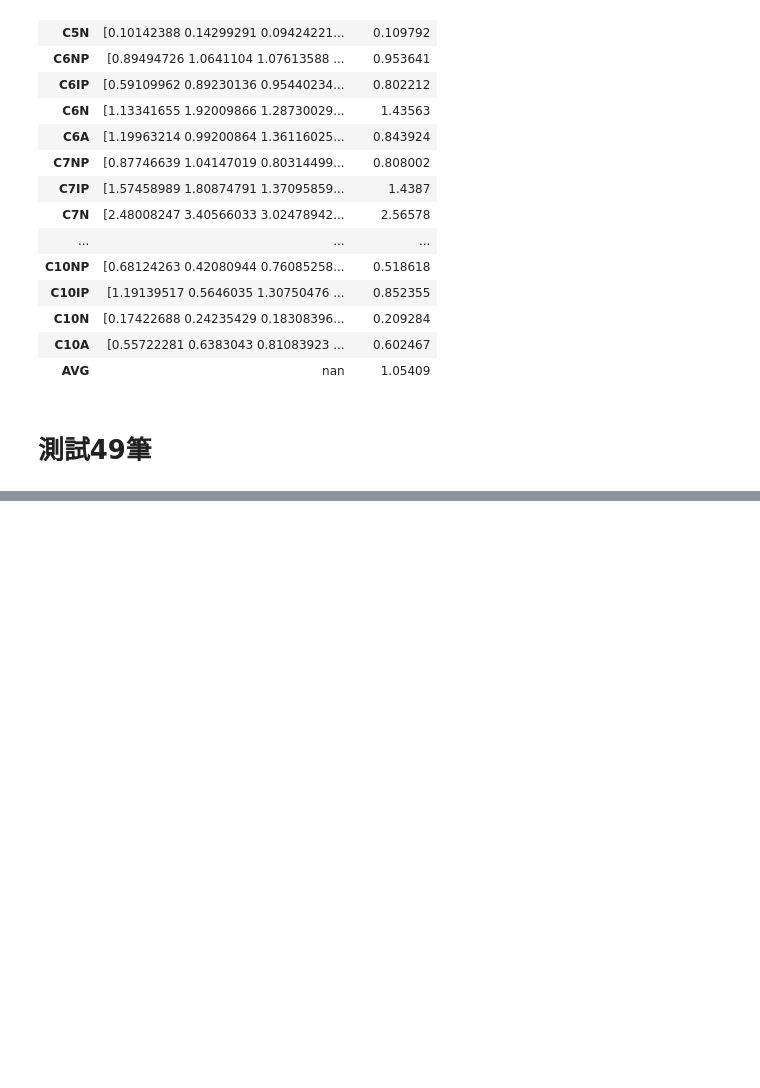
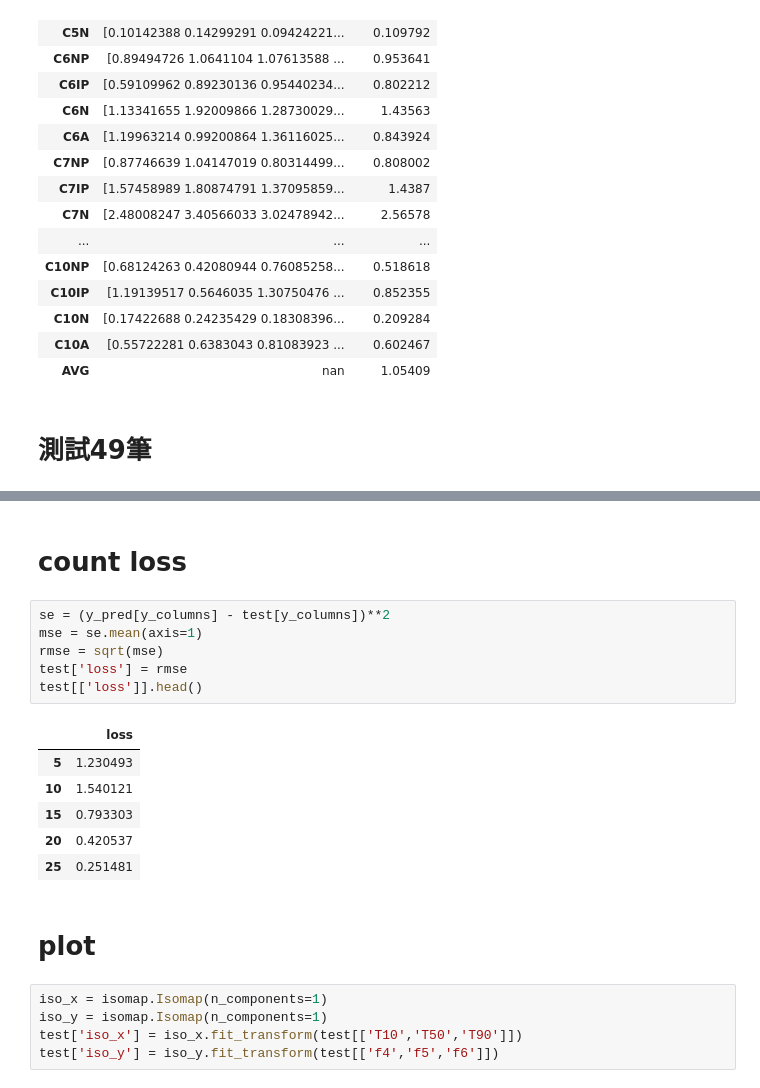
Before and after one commit to skywalker0803r/works, a Jupyter notebook: 輕油案子_交叉驗證_選模.ipynb, the cells around one changed output, grey strips where cells are left out. Cells and saved outputs as stored; diff of their text form; blank space fills up the shorter version.

```diff
--- a/輕油案子_交叉驗證_選模.ipynb
+++ b/輕油案子_交叉驗證_選模.ipynb
@@ -330,0 +338,22 @@ modeling(model,train,test,features_map,sequential=False).style.background_gradie
+# %% [markdown]
+# count loss
+# %%
+se = (y_pred[y_columns] - test[y_columns])**2
+mse = se.mean(axis=1)
+rmse = sqrt(mse)
+test['loss'] = rmse
+test[['loss']].head()
+# %% [output]
+|  | loss |
+| 5 | 1.230493 |
+| 10 | 1.540121 |
+| 15 | 0.793303 |
+| 20 | 0.420537 |
+| 25 | 0.251481 |
+# %% [markdown]
+# plot
+# %%
+iso_x = isomap.Isomap(n_components=1)
+iso_y = isomap.Isomap(n_components=1)
+test['iso_x'] = iso_x.fit_transform(test[['T10','T50','T90']])
+test['iso_y'] = iso_y.fit_transform(test[['f4','f5','f6']])
```
Also changed, not shown: parts of 10 cells of this notebook.
